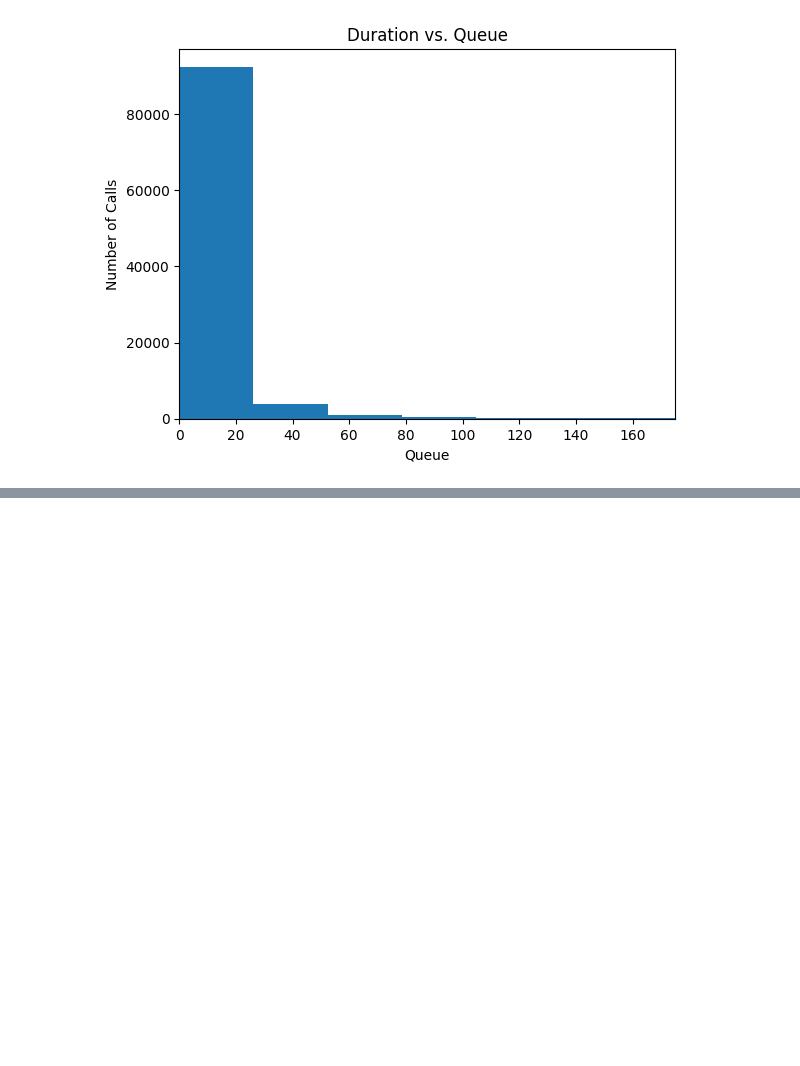
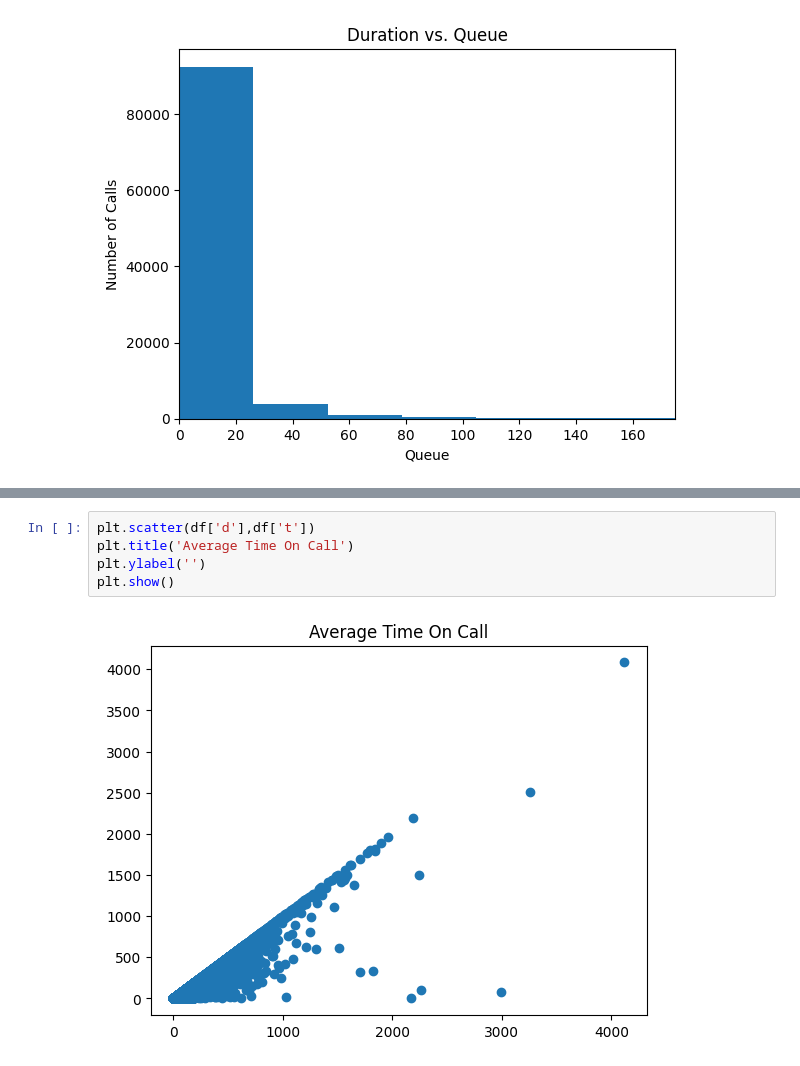
Before and after one commit to seayrj/Projects, a Jupyter notebook: Hackathon.ipynb, the cells around one changed output, grey strips where cells are left out. Drawn from its saved outputs; the diff is of its cells as text; blank space fills up the shorter version.

```diff
--- a/Hackathon.ipynb
+++ b/Hackathon.ipynb
@@ -105,0 +123,7 @@ plt.show()
+# %%
+plt.scatter(df['d'],df['t'])
+plt.title('Average Time On Call')
+plt.ylabel('')
+plt.show()
+# %% [output]
+[figure, added]
```
Also changed, not shown: parts of 6 cells of this notebook.
